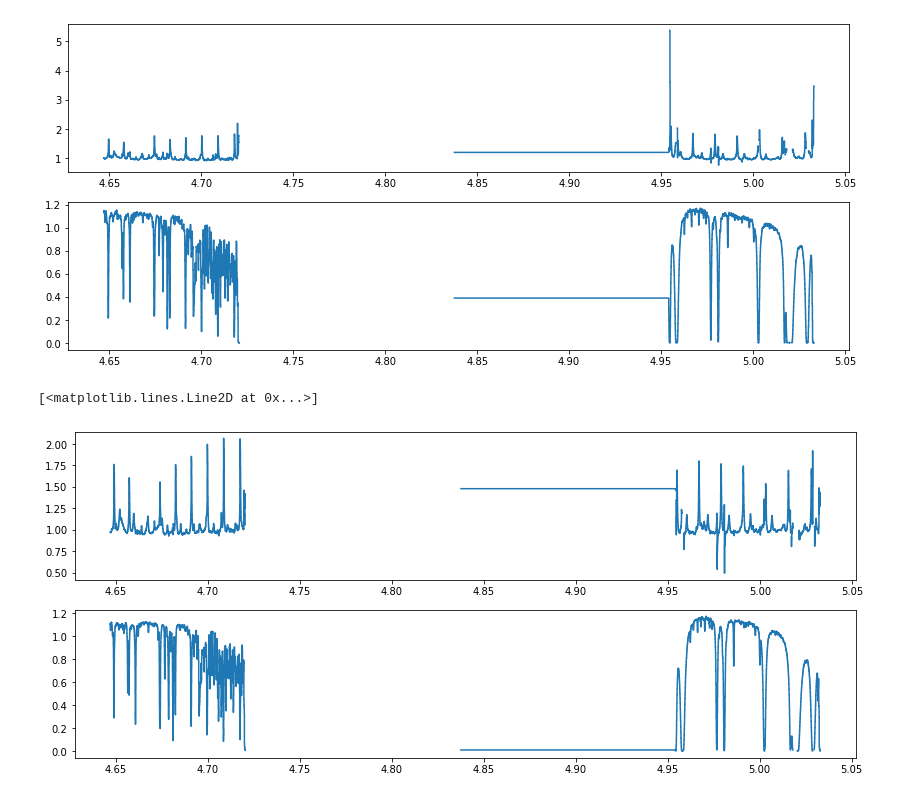
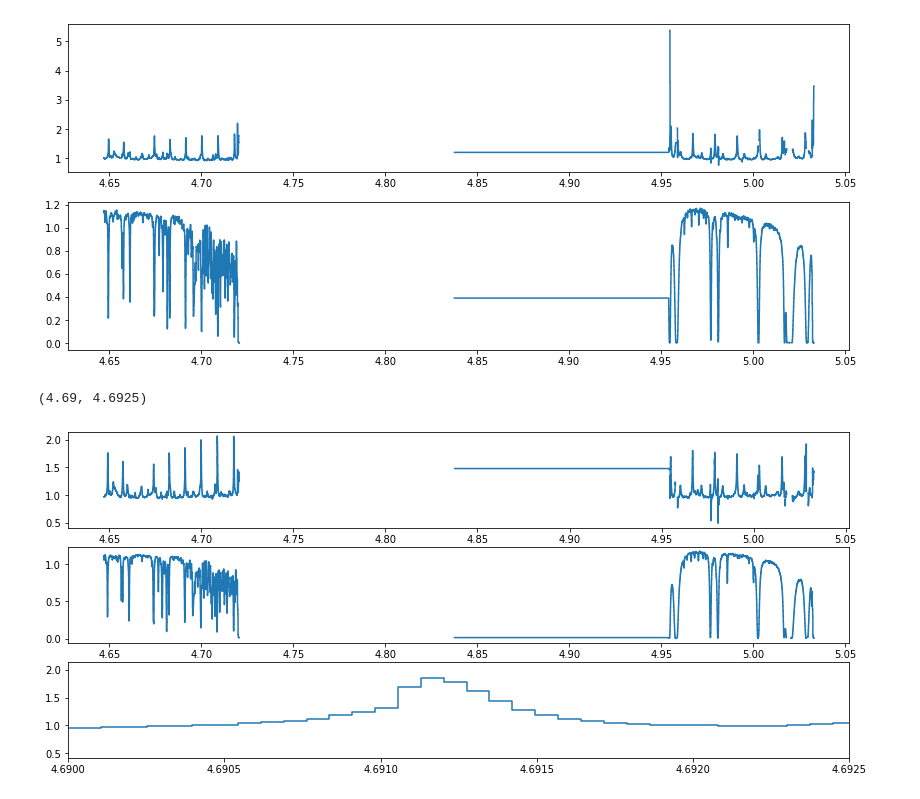
Before and after one commit to adamoses/URSIProject, a Jupyter notebook: telluric_correction_as205.ipynb, the cells around one changed output. Cells and saved outputs as stored; diff of their text form; code cells hidden in the pictures.

```diff
--- a/telluric_correction_as205.ipynb
+++ b/telluric_correction_as205.ipynb
@@ -651,14 +725,21 @@ ax2.plot(data['wave'],data['std'],drawstyle='steps-mid')
 [<matplotlib.lines.Line2D at 0x...>]
 [figure]
 # %%
-hdulist=fits.open('./gluedata/AS205_20130628_glue.fits')
+hdulist=fits.open('./gluedata/AS205/AS205_20130628_glue.fits')
 data=hdulist[1].data
 fig=plt.figure(figsize=(14,6))
-ax1=fig.add_subplot(211)
-ax2=fig.add_subplot(212)
+ax1=fig.add_subplot(311)
+ax2=fig.add_subplot(312)
+ax3=fig.add_subplot(313)
 
 ax1.plot(data['wave'],data['div'],drawstyle='steps-mid')
 ax2.plot(data['wave'],data['std'],drawstyle='steps-mid')
+
+ax3.plot(data['wave'],data['div'],drawstyle='steps-mid')
+
+ax3.set_xlim(4.69, 4.6925)
+
+#4.69, 4.6925
 # %% [output]
-[<matplotlib.lines.Line2D at 0x...>]
+(4.69, 4.6925)
-[figure, old version]
+[figure, new version]
```
Also changed, not shown: parts of 20 cells of this notebook.
